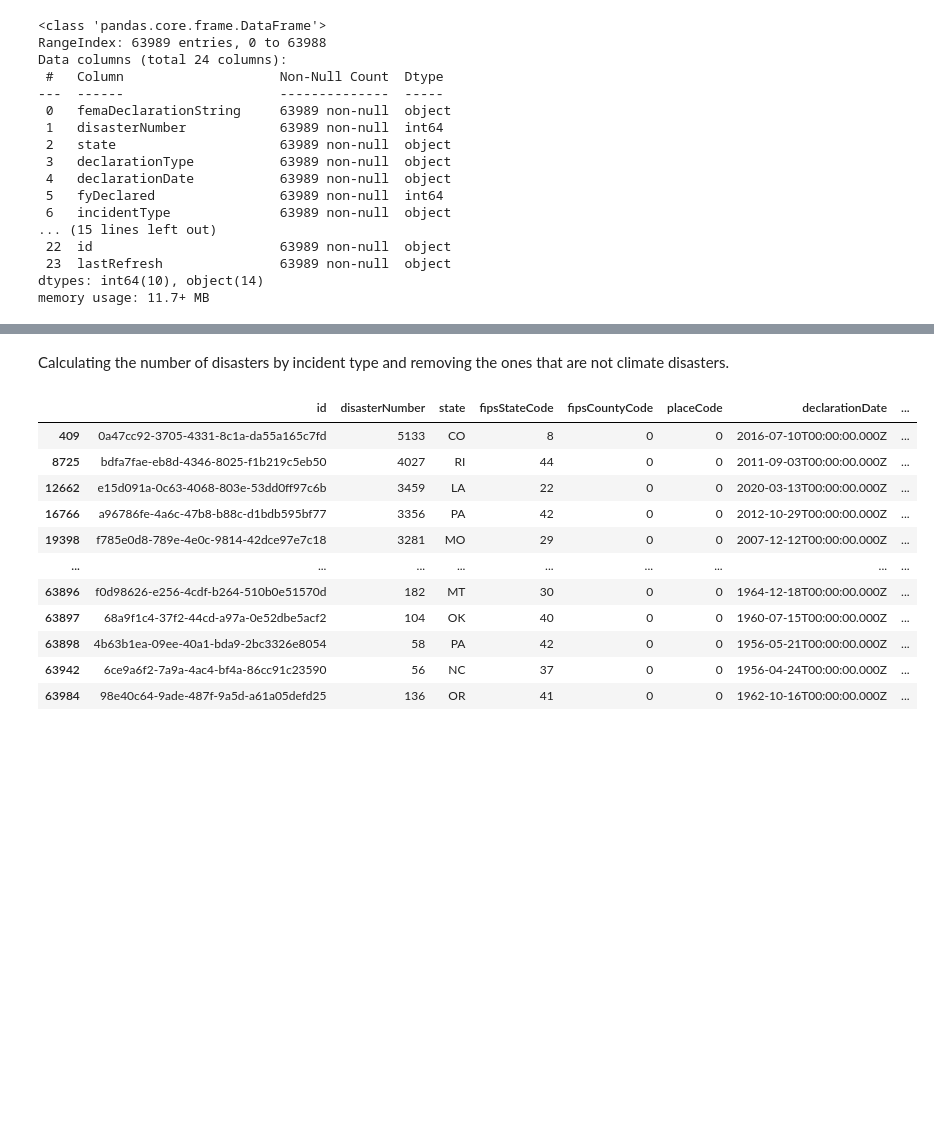
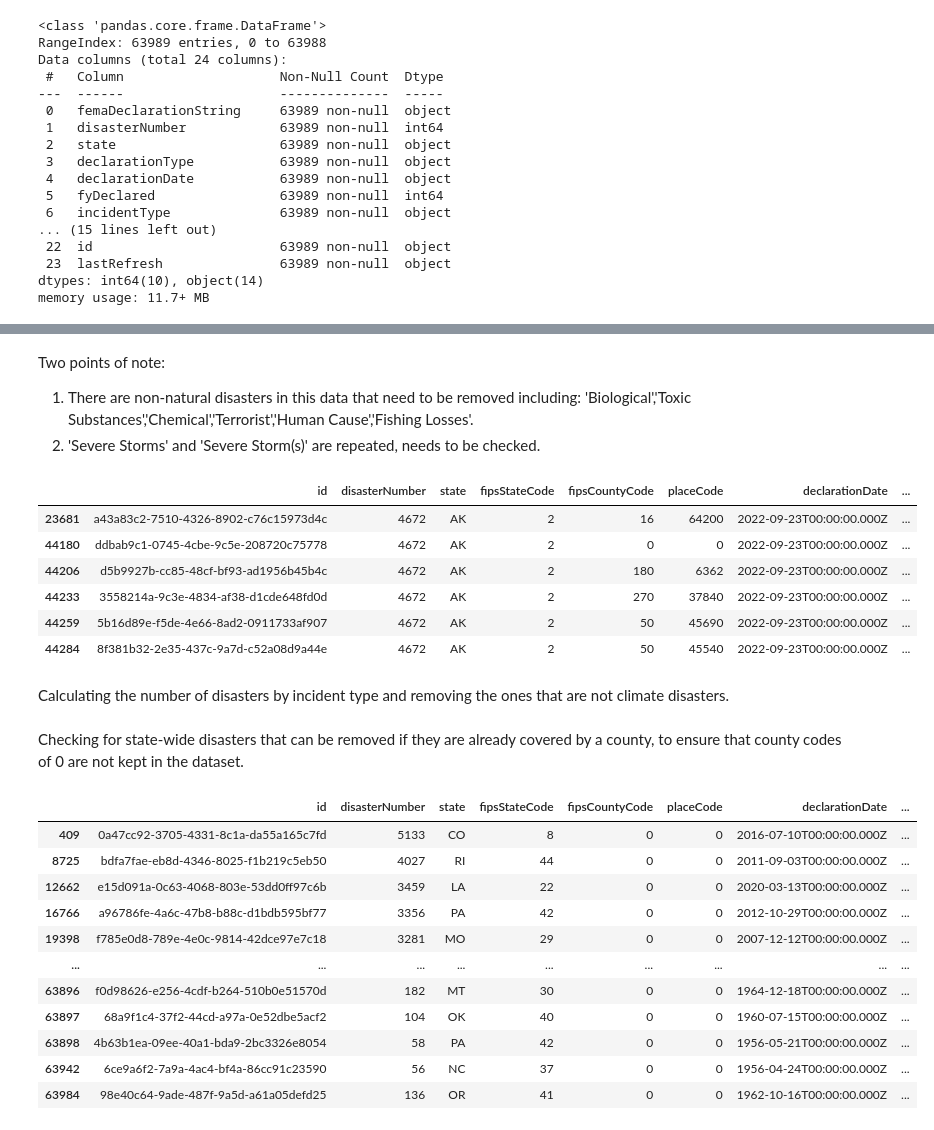
Before and after one commit to uchicago-mscapp-projects/snow-lm, a Jupyter notebook: climate_data.ipynb, the cells around one changed output, grey strips where cells are left out. Cells and saved outputs as stored; diff of their text form; code cells hidden in the pictures; blank space fills up the shorter version.

```diff
--- a/climate_data.ipynb
+++ b/climate_data.ipynb
@@ -41,2 +75,23 @@ disasters = disasters_raw[['id','disasterNumber', 'state','fipsStateCode','fipsC
+# %% [markdown]
+Two points of note:
+1. There are non-natural disasters in this data that need to be removed including: 'Biological','Toxic Substances','Chemical','Terrorist','Human Cause','Fishing Losses'.
+2. 'Severe Storms' and 'Severe Storm(s)' are repeated, needs to be checked.
+# %%
+disasters.loc[disasters["incidentType"] == "Severe Storm(s)"]
+# only 3 severe storms(s) (based on disaster numbers).
+# check if they overlap with 'Severe Storm'.
+disasters.loc[disasters["disasterNumber"] == 4670]
+disasters.loc[disasters["disasterNumber"] == 4664]
+disasters.loc[disasters["disasterNumber"] == 4672]
+# each severe storms(s) overlaps with 'Severe Storm'
+# can be removed from the dataset to avoid duplication.
+# %% [output]
+|  | id | disasterNumber | state | fipsStateCode | fipsCountyCode | placeCode | declarationDate | ... |
+| 23681 | a43a83c2-7510-4326-8902-c76c15973d4c | 4672 | AK | 2 | 16 | 64200 | 2022-09-23T00:00:00.000Z | ... |
+| 44180 | ddbab9c1-0745-4cbe-9c5e-208720c75778 | 4672 | AK | 2 | 0 | 0 | 2022-09-23T00:00:00.000Z | ... |
+| 44206 | d5b9927b-cc85-48cf-bf93-ad1956b45b4c | 4672 | AK | 2 | 180 | 6362 | 2022-09-23T00:00:00.000Z | ... |
+| 44233 | 3558214a-9c3e-4834-af38-d1cde648fd0d | 4672 | AK | 2 | 270 | 37840 | 2022-09-23T00:00:00.000Z | ... |
+| 44259 | 5b16d89e-f5de-4e66-8ad2-0911733af907 | 4672 | AK | 2 | 50 | 45690 | 2022-09-23T00:00:00.000Z | ... |
+| 44284 | 8f381b32-2e35-437c-9a7d-c52a08d9a44e | 4672 | AK | 2 | 50 | 45540 | 2022-09-23T00:00:00.000Z | ... |
 # %% [markdown]
 Calculating the number of disasters by incident type and removing the ones that are not climate disasters.
@@ -43 +105,3 @@ Calculating the number of disasters by incident type and removing the ones that
+# %% [markdown]
+Checking for state-wide disasters that can be removed if they are already covered by a county, to ensure that county codes of 0 are not kept in the dataset.
 # %%
```
Also changed, not shown: parts of 42 cells of this notebook, 1 other file.
